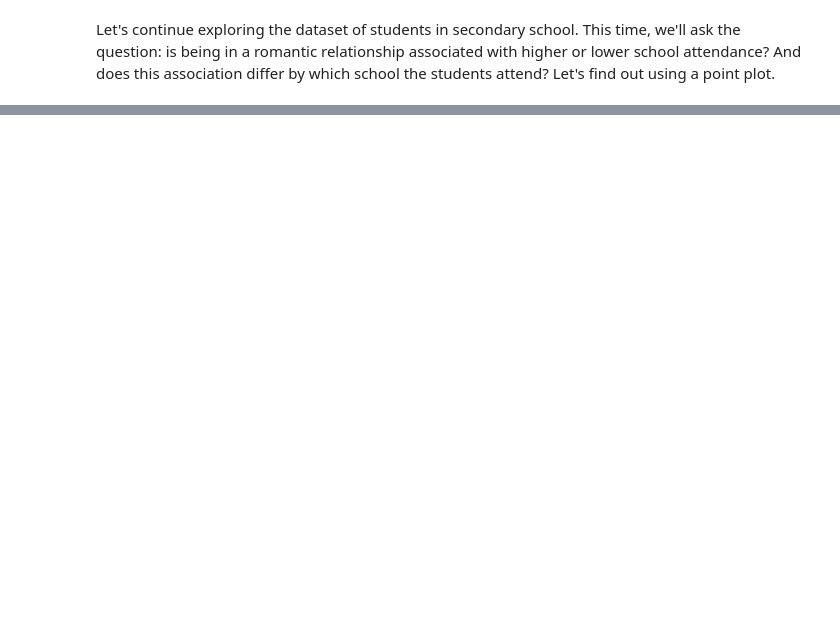
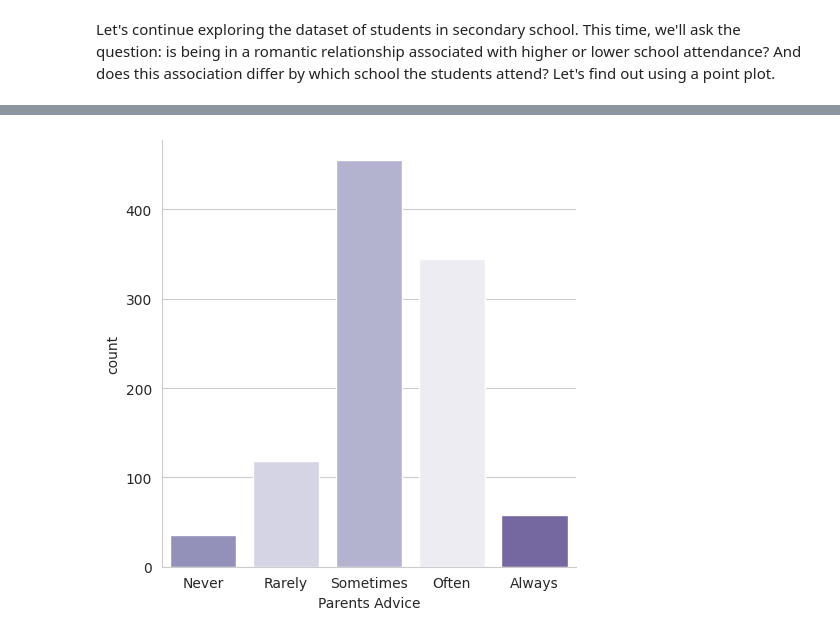
Before and after one commit to jhlopesalves/data-science-notebooks, a Jupyter notebook: Python/Intro to Seaborn/introduction_to_seaborn.ipynb, the cells around one changed output, grey strips where cells are left out. Saved outputs shown, nothing was run; the diff lists cells and outputs as text; code cells hidden in the pictures; blank space fills up the shorter version.

Commit message:
Changing plot style and color exercises

```diff
--- a/Python/Intro to Seaborn/introduction_to_seaborn.ipynb
+++ b/Python/Intro to Seaborn/introduction_to_seaborn.ipynb
@@ -586,0 +598,24 @@ plt.show()
+# %%
+# Apply a lambda function to the 'Parents' advice' column to map numerical values to descriptive strings
+survey_data["Parents' advice"] = survey_data["Parents' advice"].apply(lambda x: "Never" if x == 1 else ("Rarely" if x == 2 else ("Sometimes" if x == 3 else ("Often" if x == 4 else "Always"))))
+
+# Rename the 'Parents' advice' column to 'Parents Advice Category'
+survey_data.rename(columns={"Parents' advice": "Parents Advice"}, inplace=True)
+# %%
+# # Set the style to "whitegrid"
+sns.set_style("whitegrid")
+sns.set_palette("Purples")
+
+# Create a count plot of survey responses
+category_order = ["Never", "Rarely", "Sometimes",
+                  "Often", "Always"]
+
+sns.catplot(x="Parents Advice",
+            data=survey_data,
+            kind="count",
+            order=category_order,
+            hue="Parents Advice")
+
+plt.show()
+# %% [output]
+[figure, added]
```
Also changed, not shown: parts of 13 cells of this notebook.
